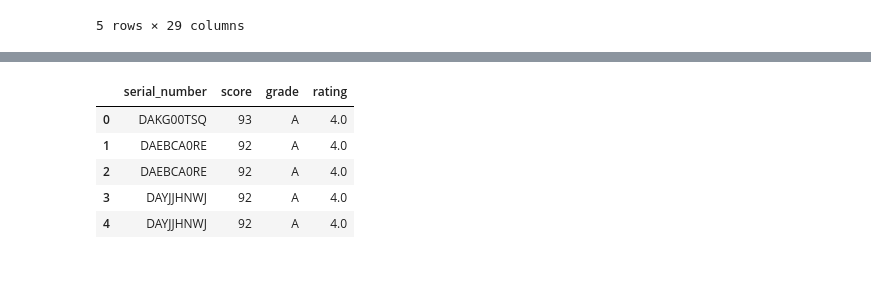
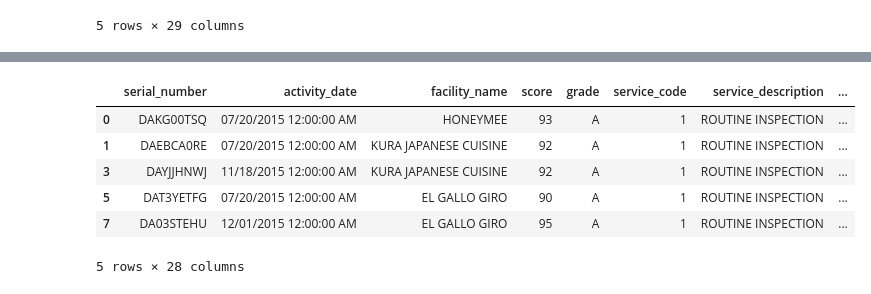
Before and after one commit to bagussoeprapto/yelp-i-got-food-poisoning, a Jupyter notebook: stat_exploration/StatPlay.ipynb, the cells around one changed output, grey strips where cells are left out. Saved outputs shown, nothing was run; the diff lists cells and outputs as text; code cells hidden in the pictures.

```diff
--- a/stat_exploration/StatPlay.ipynb
+++ b/stat_exploration/StatPlay.ipynb
@@ -20,0 +19,3 @@ scrub = restaurants_raw[['serial_number', 'score', 'grade', 'rating']].copy()
+# %%
+restaurants_scrub = restaurants_raw.drop('Unnamed: 0', axis=1)
+restaurants_scrub.head()
@@ -21,9 +50,12 @@ scrub = restaurants_raw[['serial_number', 'score', 'grade', 'rating']].copy()
+# %%
+restaurants_scrub = restaurants_scrub.drop_duplicates()
 # %%
-scrub.head()
+restaurants_scrub.head()
 # %% [output]
-|  | serial_number | score | grade | rating |
-| 0 | DAKG00TSQ | 93 | A | 4.0 |
-| 1 | DAEBCA0RE | 92 | A | 4.0 |
-| 2 | DAEBCA0RE | 92 | A | 4.0 |
-| 3 | DAYJJHNWJ | 92 | A | 4.0 |
-| 4 | DAYJJHNWJ | 92 | A | 4.0 |
+|  | serial_number | activity_date | facility_name | score | grade | service_code | service_description | ... |
+| 0 | DAKG00TSQ | 07/20/2015 12:00:00 AM | HONEYMEE | 93 | A | 1 | ROUTINE INSPECTION | ... |
+| 1 | DAEBCA0RE | 07/20/2015 12:00:00 AM | KURA JAPANESE CUISINE | 92 | A | 1 | ROUTINE INSPECTION | ... |
+| 3 | DAYJJHNWJ | 11/18/2015 12:00:00 AM | KURA JAPANESE CUISINE | 92 | A | 1 | ROUTINE INSPECTION | ... |
+| 5 | DAT3YETFG | 07/20/2015 12:00:00 AM | EL GALLO GIRO | 90 | A | 1 | ROUTINE INSPECTION | ... |
+| 7 | DA03STEHU | 12/01/2015 12:00:00 AM | EL GALLO GIRO | 95 | A | 1 | ROUTINE INSPECTION | ... |
+5 rows × 28 columns
```
Also changed, not shown: parts of 9 cells of this notebook.
